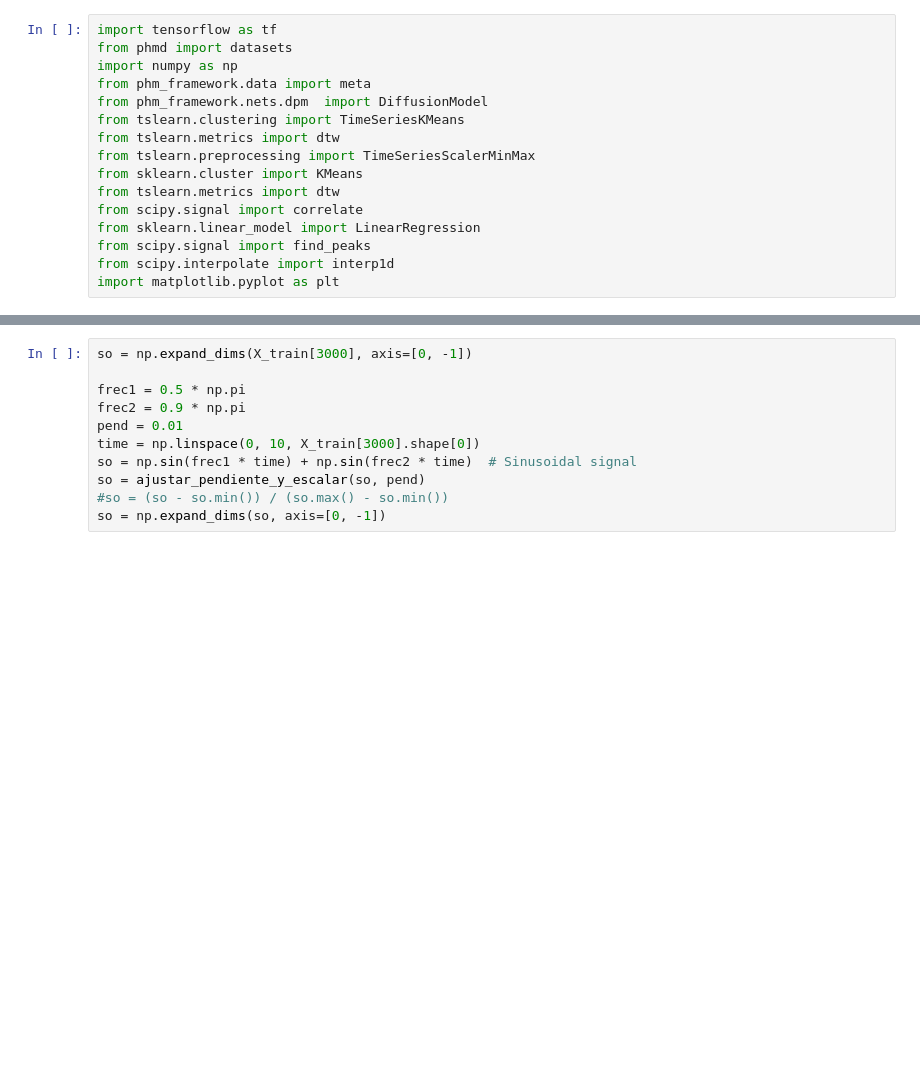
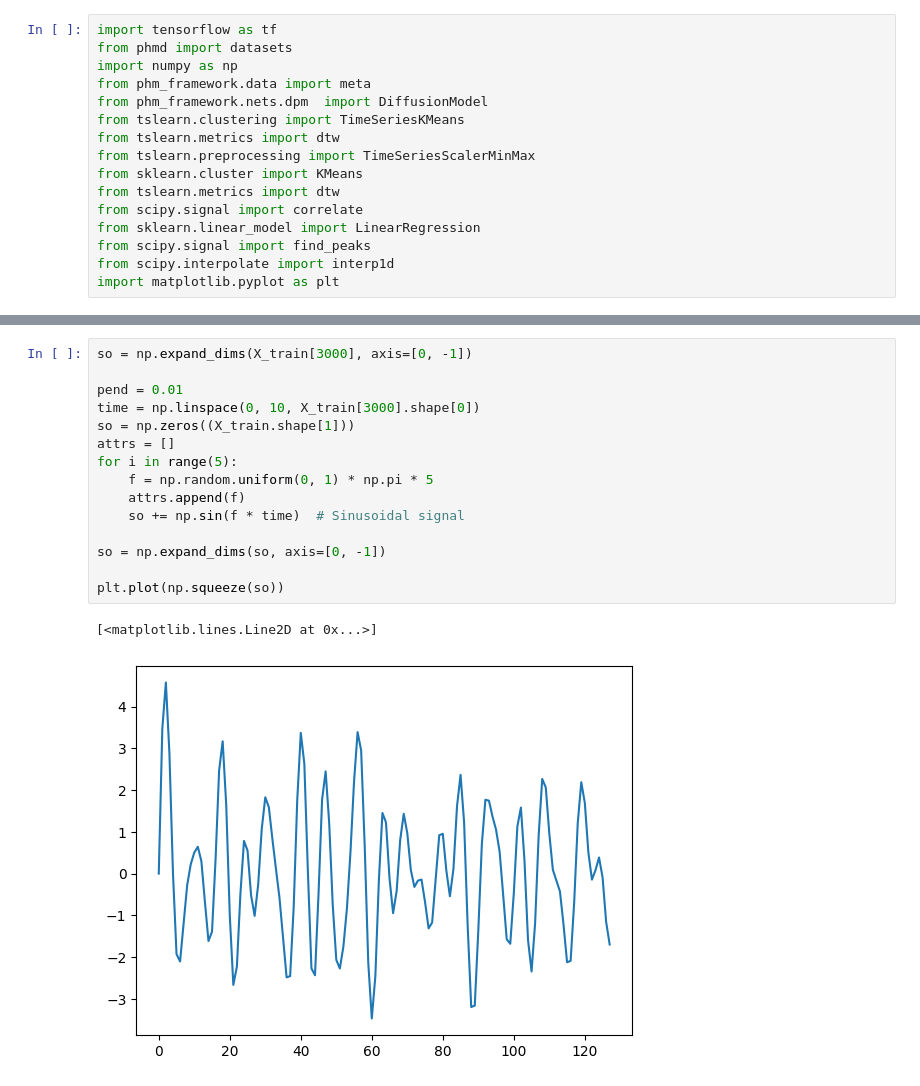
Before and after one commit to dasolma/diffLIME, a Jupyter notebook: src/phm_framework/notebooks/Train DPM.ipynb, the cells around one changed output, grey strips where cells are left out. Cells and saved outputs as stored; diff of their text form; blank space fills up the shorter version.

```diff
--- a/src/phm_framework/notebooks/Train DPM.ipynb
+++ b/src/phm_framework/notebooks/Train DPM.ipynb
@@ -133,12 +149,19 @@ keras.src.utils.tracking.TrackedDict
 # %%
 so = np.expand_dims(X_train[3000], axis=[0, -1])
 
-frec1 = 0.5 * np.pi
-frec2 = 0.9 * np.pi
 pend = 0.01
 time = np.linspace(0, 10, X_train[3000].shape[0])
-so = np.sin(frec1 * time) + np.sin(frec2 * time)  # Sinusoidal signal
-so = ajustar_pendiente_y_escalar(so, pend)
-#so = (so - so.min()) / (so.max() - so.min())
+so = np.zeros((X_train.shape[1]))
+attrs = []
+for i in range(5):
+    f = np.random.uniform(0, 1) * np.pi * 5
+    attrs.append(f)
+    so += np.sin(f * time)  # Sinusoidal signal
+
 so = np.expand_dims(so, axis=[0, -1])
+
+plt.plot(np.squeeze(so))
+# %% [output]
+[<matplotlib.lines.Line2D at 0x...>]
+[figure, added]
 # %%
```
Also changed, not shown: parts of 28 cells of this notebook, 3 other files.
